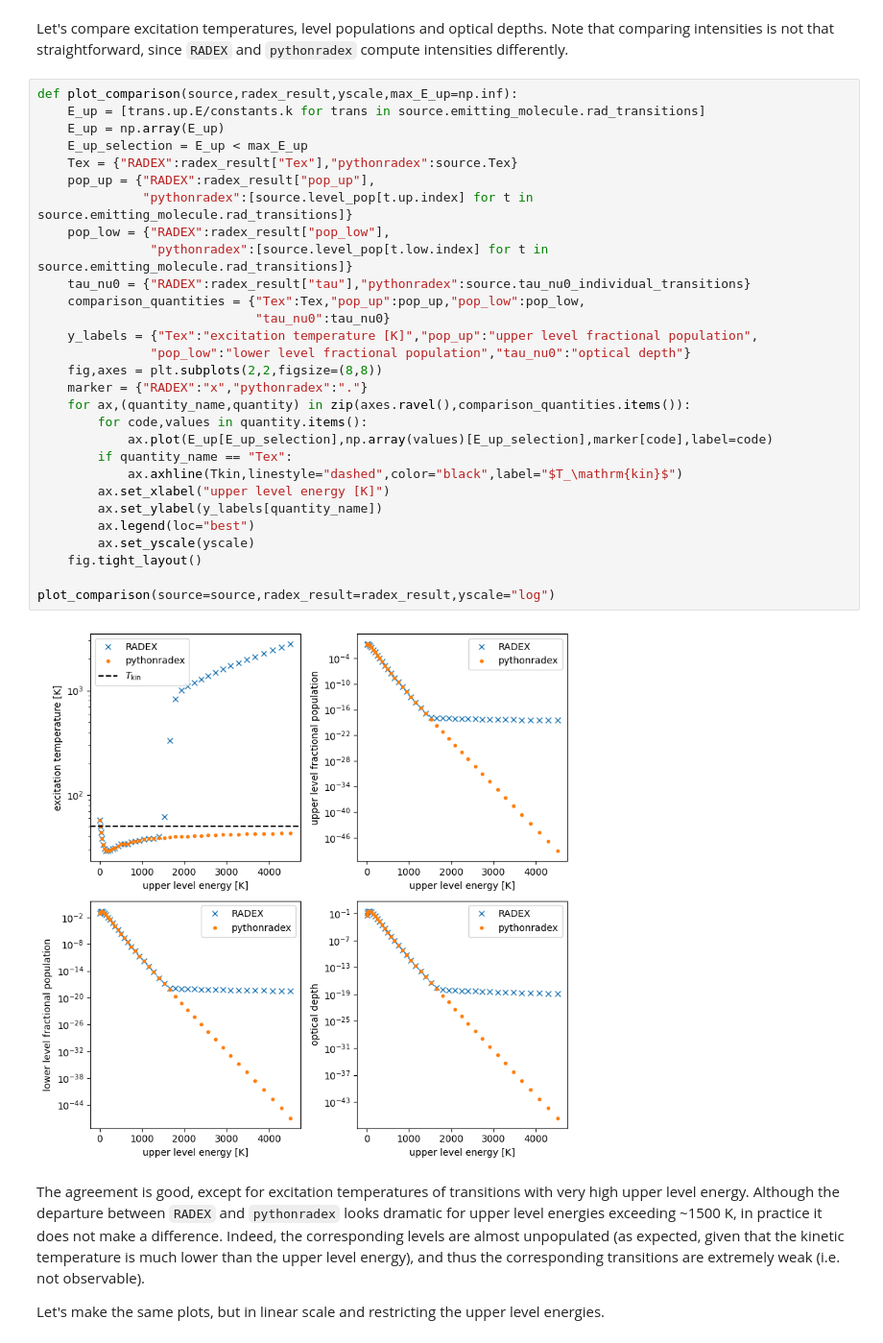
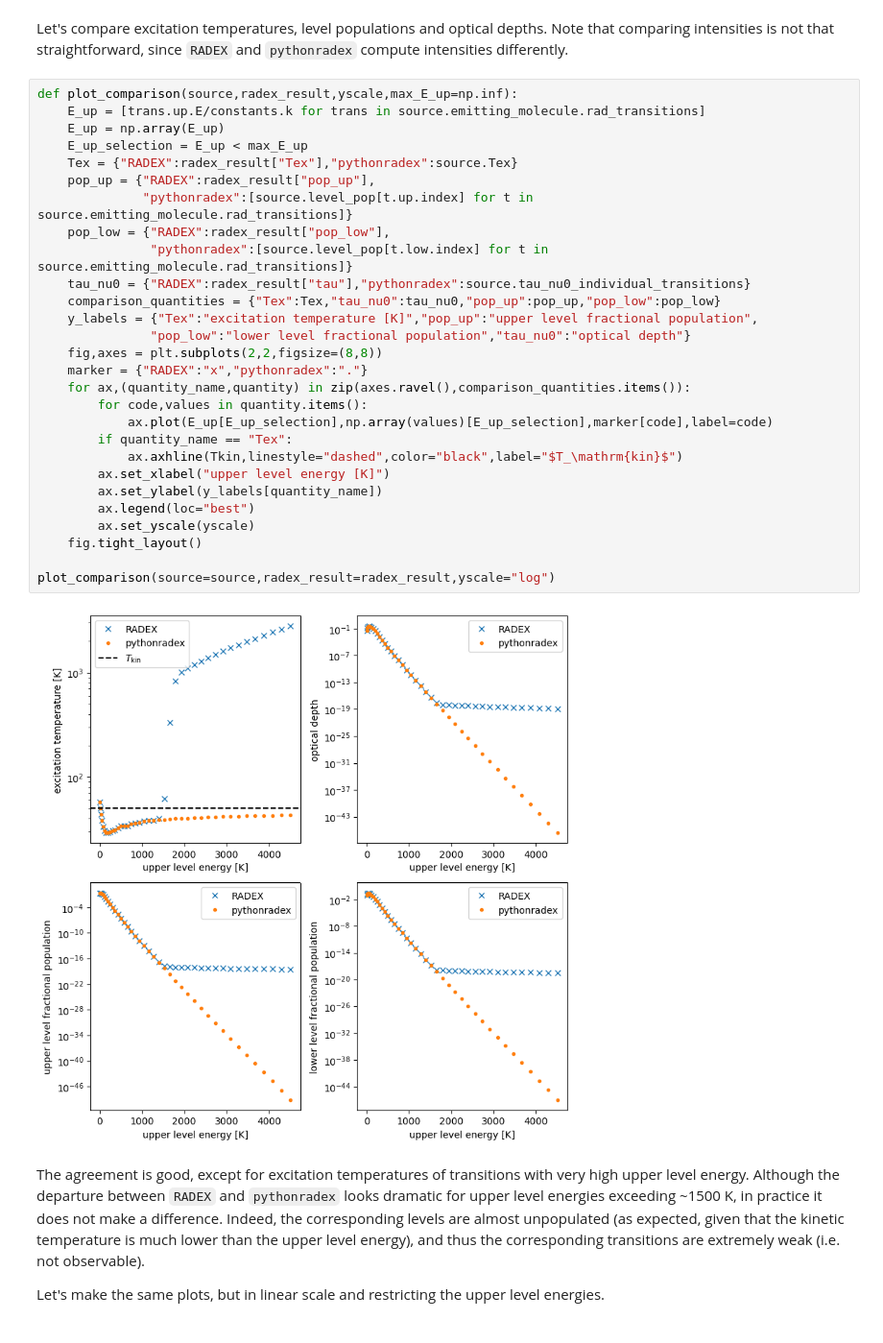
Before and after one commit to gica3618/pythonradex, a Jupyter notebook: docs/notebooks/benchmark_vs_RADEX.ipynb, the cells around one changed output. Shown at 96% size. Cells and saved outputs as stored; diff of their text form.

```diff
--- a/docs/notebooks/benchmark_vs_RADEX.ipynb
+++ b/docs/notebooks/benchmark_vs_RADEX.ipynb
@@ -62,34 +62,33 @@ Let's compare excitation temperatures, level populations and optical depths. Not
 # %%
 def plot_comparison(source,radex_result,yscale,max_E_up=np.inf):
     E_up = [trans.up.E/constants.k for trans in source.emitting_molecule.rad_transitions]
     E_up = np.array(E_up)
     E_up_selection = E_up < max_E_up
     Tex = {"RADEX":radex_result["Tex"],"pythonradex":source.Tex}
     pop_up = {"RADEX":radex_result["pop_up"],
               "pythonradex":[source.level_pop[t.up.index] for t in source.emitting_molecule.rad_transitions]}
     pop_low = {"RADEX":radex_result["pop_low"],
                "pythonradex":[source.level_pop[t.low.index] for t in source.emitting_molecule.rad_transitions]}
     tau_nu0 = {"RADEX":radex_result["tau"],"pythonradex":source.tau_nu0_individual_transitions}
-    comparison_quantities = {"Tex":Tex,"pop_up":pop_up,"pop_low":pop_low,
-                             "tau_nu0":tau_nu0}
+    comparison_quantities = {"Tex":Tex,"tau_nu0":tau_nu0,"pop_up":pop_up,"pop_low":pop_low}
     y_labels = {"Tex":"excitation temperature [K]","pop_up":"upper level fractional population",
                "pop_low":"lower level fractional population","tau_nu0":"optical depth"}
     fig,axes = plt.subplots(2,2,figsize=(8,8))
     marker = {"RADEX":"x","pythonradex":"."}
     for ax,(quantity_name,quantity) in zip(axes.ravel(),comparison_quantities.items()):
         for code,values in quantity.items():
             ax.plot(E_up[E_up_selection],np.array(values)[E_up_selection],marker[code],label=code)
         if quantity_name == "Tex":
             ax.axhline(Tkin,linestyle="dashed",color="black",label="$T_\mathrm{kin}$")
         ax.set_xlabel("upper level energy [K]")
         ax.set_ylabel(y_labels[quantity_name])
         ax.legend(loc="best")
         ax.set_yscale(yscale)
     fig.tight_layout()
 
 plot_comparison(source=source,radex_result=radex_result,yscale="log")
 # %% [output]
-[figure, old version]
+[figure, new version]
 # %% [markdown]
 The agreement is good, except for excitation temperatures of transitions with very high upper level energy. Although the departure between `RADEX` and `pythonradex` looks dramatic for upper level energies exceeding ~1500 K, in practice it does not make a difference. Indeed, the corresponding levels are almost unpopulated (as expected, given that the kinetic temperature is much lower than the upper level energy), and thus the corresponding transitions are extremely weak (i.e. not observable).
 
```
Also changed, not shown: parts of 9 cells of this notebook, 1 other file.
